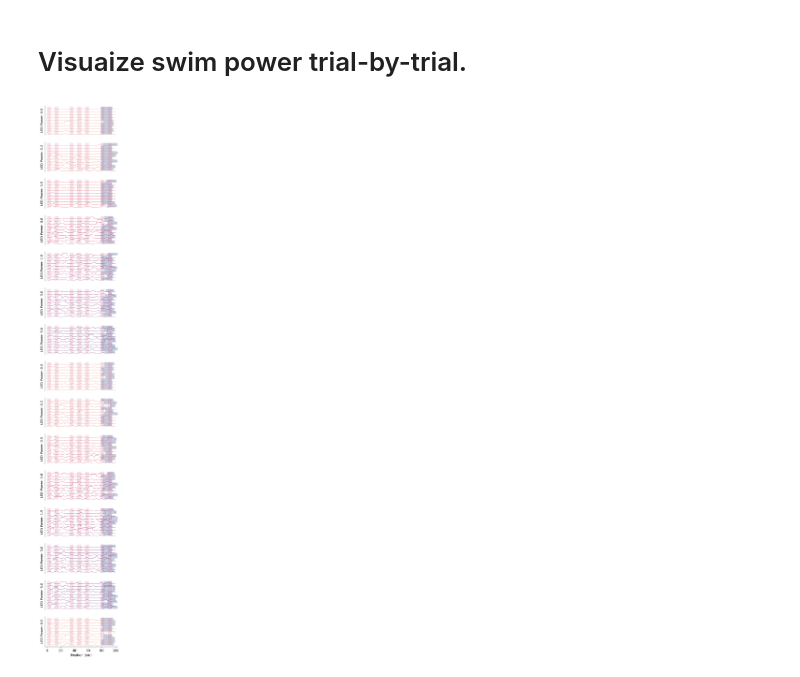
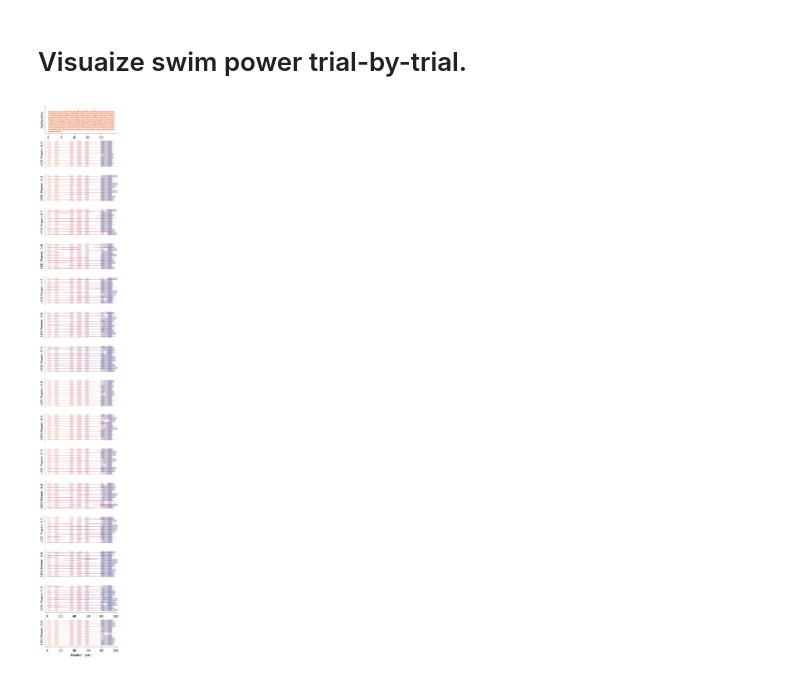
Before and after one commit to YAO-Shuyang/ZFishAnalysis, a Jupyter notebook: figure/Fig5009 - Dat Line Optogenetic.ipynb, the cells around one changed output. Cells and saved outputs as stored; diff of their text form; code cells hidden in the pictures.

```diff
--- a/figure/Fig5009 - Dat Line Optogenetic.ipynb
+++ b/figure/Fig5009 - Dat Line Optogenetic.ipynb
@@ -67,7 +68,11 @@ def visualize(res, res_pre, param: str = 'speed'):
     ax_pre.set_xticks(np.linspace(0, 20, 5))
     ax_pre.set_ylabel("GoDarkGo")
     trial_uniq = np.unique(res_pre['n_trials'])
-    ax_pre.plot(res_pre['behav_time'], avg_swim_power, lw=0.5, color=led_power_colors[0])
+    base = 0
+    for trial in trial_uniq:
+        trial_idx = np.where(res_pre['n_trials'] == trial)[0]
+        ax_pre.plot(res_pre['behav_time'][trial_idx]-res_pre['behav_time'][trial_idx][0], res_pre['fltCh0'][trial_idx]+res_pre['fltCh1'][trial_idx] - base, lw=0.5, color=led_power_colors[0])
+        base += 1e-4
 
     for i in tqdm(range(1, 16)):
         if i < 14:
@@ -77,7 +82,7 @@ def visualize(res, res_pre, param: str = 'speed'):
             ax.set_xlabel("Position (cm)")
             ax.set_xticks(np.linspace(0, 100, 6))
 
-        idx = indices[i]
+        idx = indices[i-1]
 
         trials = np.unique(res['n_trials'][idx])
         speed_base = 0
@@ -94,35 +99,41 @@ def visualize(res, res_pre, param: str = 'speed'):
             dt = np.diff(res['behav_time'][idx][trial_idx])
             dx[dx<0] = 0
             swim_speed = np.convolve(dx, np.ones(200), mode='same') / np.convolve(dt, np.ones(200), mode='same')
             swim_speed = np.concatenate([[0], swim_speed])
             t = res['behav_time'][idx][trial_idx] - res['behav_time'][idx][trial_idx][0]
             speed_binned = np.zeros(200) * np.nan
             for j in range(200):
                 bin_idx = np.where((pos_readjust >= j*0.5) & (pos_readjust < (j+1)*0.5))[0]
                 if len(bin_idx) > 0:
                     speed_binned[j] = np.nanmean(swim_speed[bin_idx])
 
             # Interpolate the speed_binned to fill the NaN values
             for j in range(200):
                 if np.isnan(speed_binned[j]):
                     if j == 0:
                         speed_binned[j] = 0
                     else:
                         speed_binned[j] = speed_binned[j-1]
 
+
             speed_base_unit = 300
             speed_base += speed_base_unit
             swim_power_base_unit = 1e-4
             swim_power_base += swim_power_base_unit
-            ax.fill_betweenx(y=[-speed_base, -speed_base+speed_base_unit], alpha=0.3, color=ChannelColors[1], edgecolor=None, x1=pos_readjust[opt_onset_idx[0]], x2=pos_readjust[opt_onset_idx[-1]])
-            ax.plot(np.linspace(0.25, 99.75, 200), speed_binned-speed_base, lw=0.5, color = led_power_colors[i])
+            ax.fill_betweenx(y=[-swim_power_base, -swim_power_base+swim_power_base_unit], alpha=0.3, color=ChannelColors[1], edgecolor=None, x1=pos_readjust[opt_onset_idx[0]], x2=pos_readjust[opt_onset_idx[-1]])
+            ax.plot(pos_readjust, avg_swim_power[idx][trial_idx] - swim_power_base, lw=0.5, color = led_power_colors[i-1])
+            #ax.fill_betweenx(y=[-speed_base, -speed_base+speed_base_unit], alpha=0.3, color=ChannelColors[1], edgecolor=None, x1=pos_readjust[opt_onset_idx[0]], x2=pos_readjust[opt_onset_idx[-1]])
+            #ax.plot(np.linspace(0.25, 99.75, 200), speed_binned-speed_base, lw=0.5, color = led_power_colors[i-1])
 
         for j, (start, end) in enumerate(landmark_pos):
-            ax.fill_betweenx(y=[-speed_base_unit*10, 0], alpha=0.2, color=ChannelColors[0], edgecolor=None, x1=start*100, x2=end*100)
+            ax.fill_betweenx(y=[-swim_power_base_unit*10, 0], alpha=0.2, color=led_power_colors[j], edgecolor=None, x1=start*100, x2=end*100)
+            #ax.fill_betweenx(y=[-speed_base_unit*10, 0], alpha=0.2, color=ChannelColors[0], edgecolor=None, x1=start*100, x2=end*100)
         ax.set_ylabel(f"LED Power: {res['led_power'][idx][int(idx.shape[0]/2)]:.1f}")
         ax.set_xlim(-3, 103)
+    plt.savefig(os.path.join(loc, f"Swim Power Distribution [{fish_id}].png"), dpi=600)
+    plt.savefig(os.path.join(loc, f"Swim Power Distribution [{fish_id}].svg"), dpi=600)
     plt.show()
 
-visualize(res)
+visualize(res, res_pre, param='speed')
 # %% [output]
-[figure, old version]
+[figure, new version]
```
Also changed, not shown: parts of 1 cell of this notebook, 3 other files.
